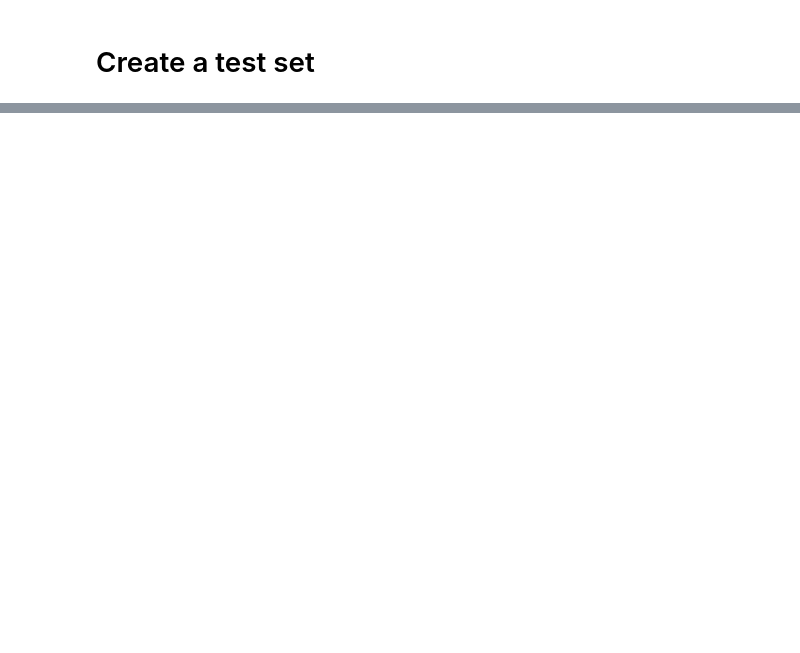
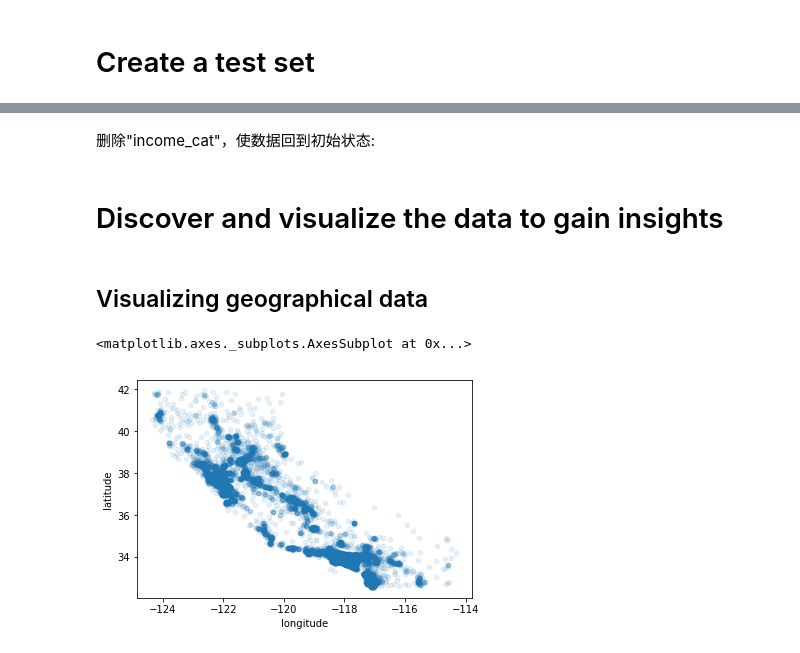
Before and after one commit to IzzyYan/Machine-Learning, a Jupyter notebook: Machine Learning Project Workflow.ipynb, the cells around one changed output, grey strips where cells are left out. Drawn from its saved outputs; the diff is of its cells as text; code cells hidden in the pictures; blank space fills up the shorter version.

```diff
--- a/Machine Learning Project Workflow.ipynb
+++ b/Machine Learning Project Workflow.ipynb
@@ -75,0 +179,8 @@ feature有可能会特征缩放(feature scaling)。需要后期讨论
+# %%
+from sklearn.model_selection import StratifiedShuffleSplit
+
+split = StratifiedShuffleSplit(n_splits=1, test_size=0.2, random_state=42)
+
+for train_index, test_index in split.split(california_housing,california_housing["income_cat"]):
+    strat_train_set = california_housing.loc[train_index]
+    strat_test_set = california_housing.loc[test_index]
@@ -75,0 +222,2 @@ feature有可能会特征缩放(feature scaling)。需要后期讨论
+# %% [markdown]
+删除"income_cat"，使数据回到初始状态:
@@ -75,0 +227,12 @@ feature有可能会特征缩放(feature scaling)。需要后期讨论
+# %% [markdown]
+# Discover and visualize the data to gain insights
+# %% [markdown]
+## Visualizing geographical data
+# %%
+# 创建副本以免损伤训练集
+housing = strat_train_set.copy()
+# %%
+housing.plot(kind="scatter",x="longitude",y="latitude",alpha=0.1) #alpha为transparency
+# %% [output]
+<matplotlib.axes._subplots.AxesSubplot at 0x...>
+[figure, added]
```
Also changed, not shown: parts of 58 cells of this notebook.
